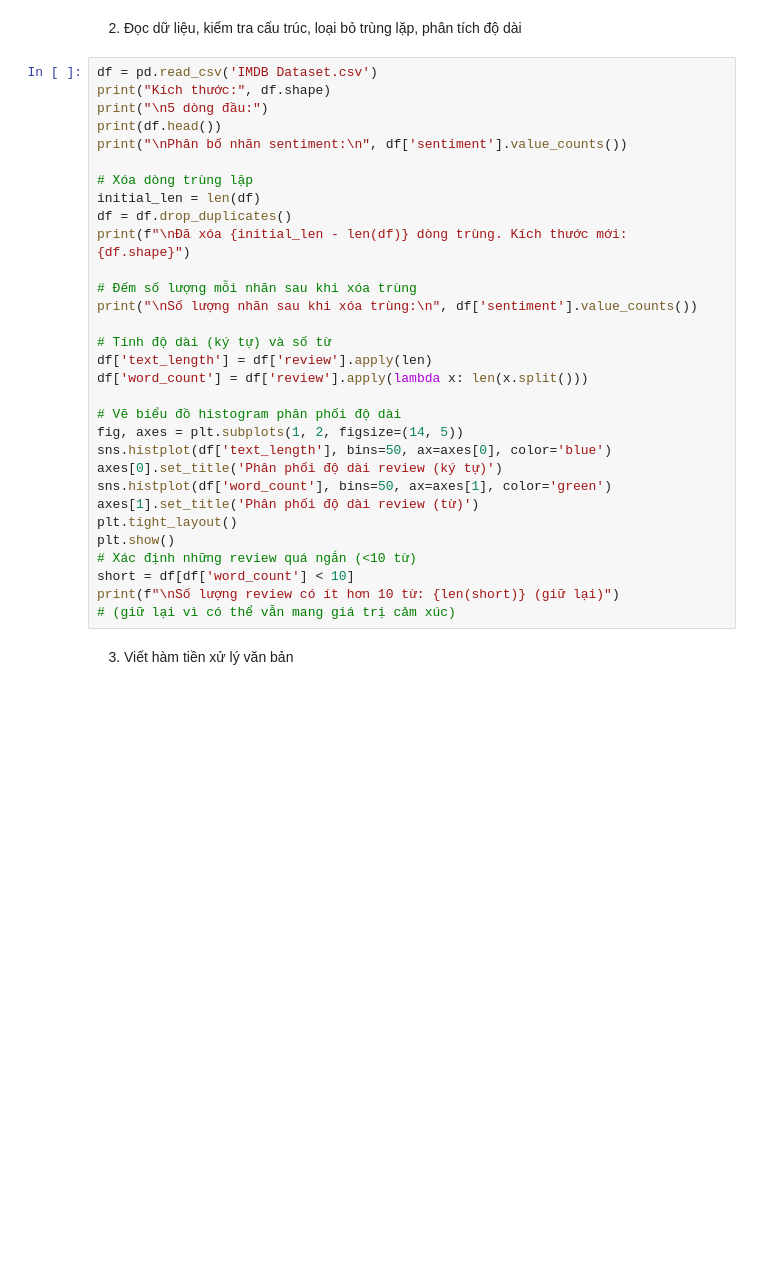
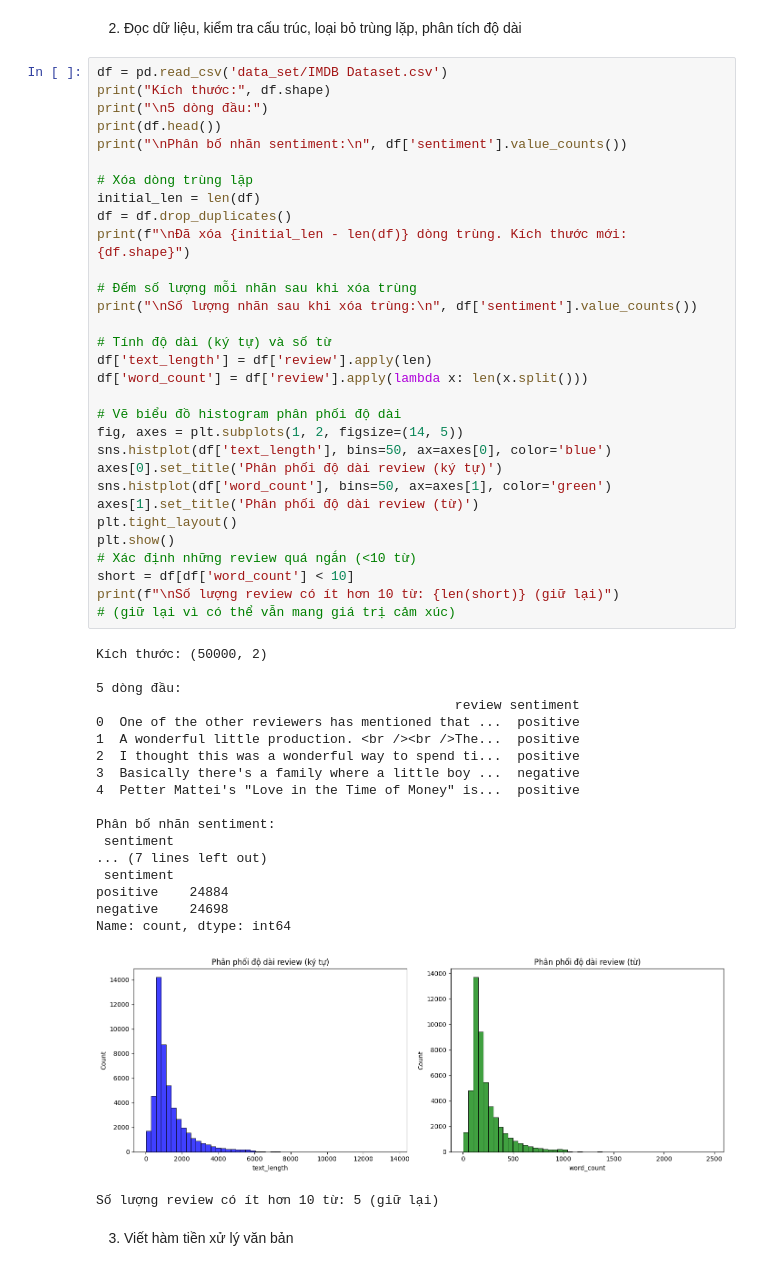
Before and after one commit to TONA0/NHOM_04_18A3_BAI_TAP_LON_NMTTNT, a Jupyter notebook: code_main.ipynb, the cells around one changed output. Cells and saved outputs as stored; diff of their text form; blank space fills up the shorter version.

```diff
--- a/code_main.ipynb
+++ b/code_main.ipynb
@@ -45,36 +75,56 @@ nltk.download('omw-1.4')
 # %% [markdown]
 2. Đọc dữ liệu, kiểm tra cấu trúc, loại bỏ trùng lặp, phân tích độ dài
 # %%
-df = pd.read_csv('IMDB Dataset.csv')
+df = pd.read_csv('data_set/IMDB Dataset.csv')
 print("Kích thước:", df.shape)
 print("\n5 dòng đầu:")
 print(df.head())
 print("\nPhân bố nhãn sentiment:\n", df['sentiment'].value_counts())
 
 # Xóa dòng trùng lặp
 initial_len = len(df)
 df = df.drop_duplicates()
 print(f"\nĐã xóa {initial_len - len(df)} dòng trùng. Kích thước mới: {df.shape}")
 
 # Đếm số lượng mỗi nhãn sau khi xóa trùng
 print("\nSố lượng nhãn sau khi xóa trùng:\n", df['sentiment'].value_counts())
 
 # Tính độ dài (ký tự) và số từ
 df['text_length'] = df['review'].apply(len)
 df['word_count'] = df['review'].apply(lambda x: len(x.split()))
 
 # Vẽ biểu đồ histogram phân phối độ dài
 fig, axes = plt.subplots(1, 2, figsize=(14, 5))
 sns.histplot(df['text_length'], bins=50, ax=axes[0], color='blue')
 axes[0].set_title('Phân phối độ dài review (ký tự)')
 sns.histplot(df['word_count'], bins=50, ax=axes[1], color='green')
 axes[1].set_title('Phân phối độ dài review (từ)')
 plt.tight_layout()
 plt.show()
 # Xác định những review quá ngắn (<10 từ)
 short = df[df['word_count'] < 10]
 print(f"\nSố lượng review có ít hơn 10 từ: {len(short)} (giữ lại)")
 # (giữ lại vì có thể vẫn mang giá trị cảm xúc)
+# %% [output]
+Kích thước: (50000, 2)
+
+5 dòng đầu:
+                                              review sentiment
+0  One of the other reviewers has mentioned that ...  positive
+1  A wonderful little production. <br /><br />The...  positive
+2  I thought this was a wonderful way to spend ti...  positive
+3  Basically there's a family where a little boy ...  negative
+4  Petter Mattei's "Love in the Time of Money" is...  positive
+
+Phân bố nhãn sentiment:
+ sentiment
+... (7 lines left out)
+ sentiment
+positive    24884
+negative    24698
+Name: count, dtype: int64
+[figure, added]
+Số lượng review có ít hơn 10 từ: 5 (giữ lại)
 # %% [markdown]
 3. Viết hàm tiền xử lý văn bản
 # %%
```
Also changed, not shown: parts of 3 cells of this notebook, 4 other files.
